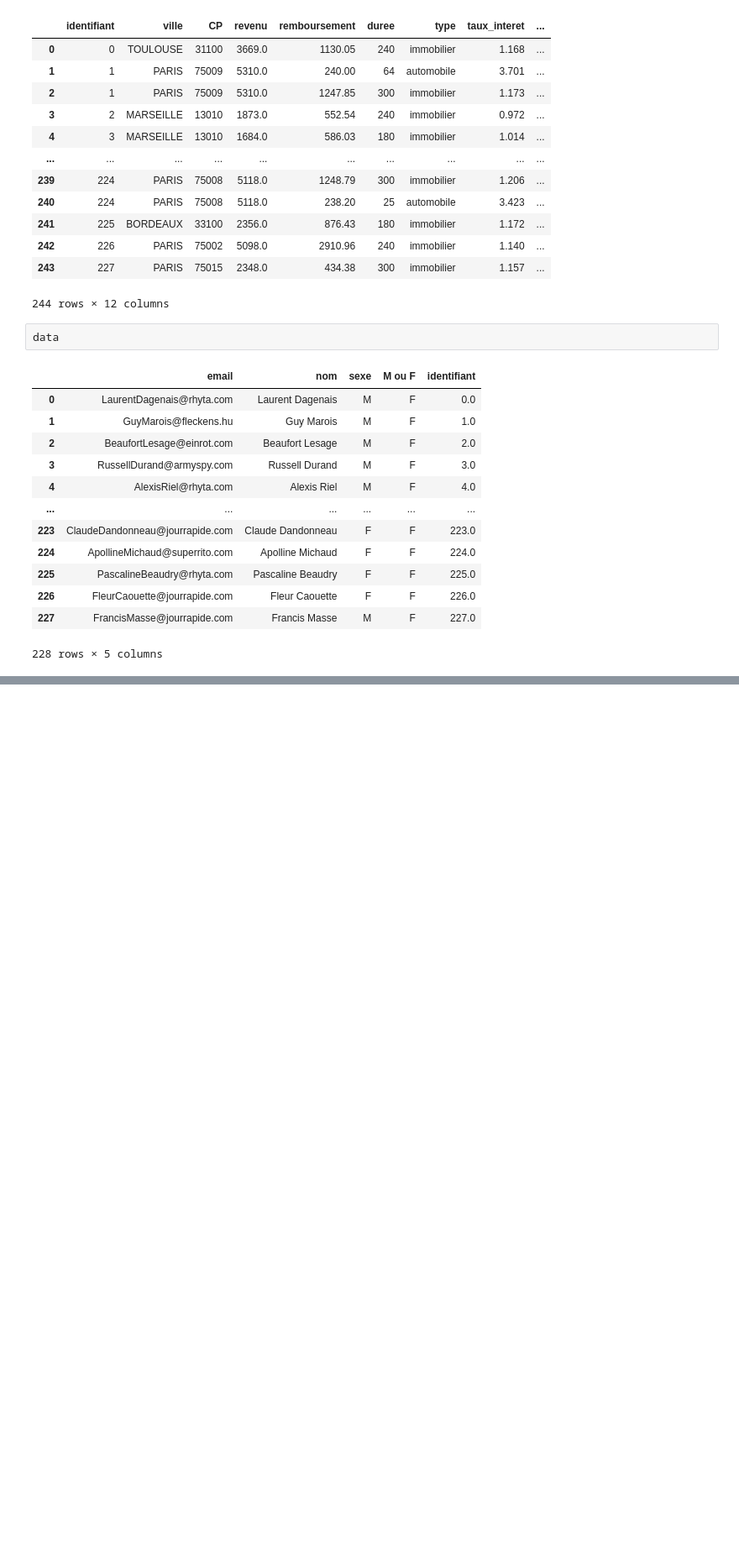
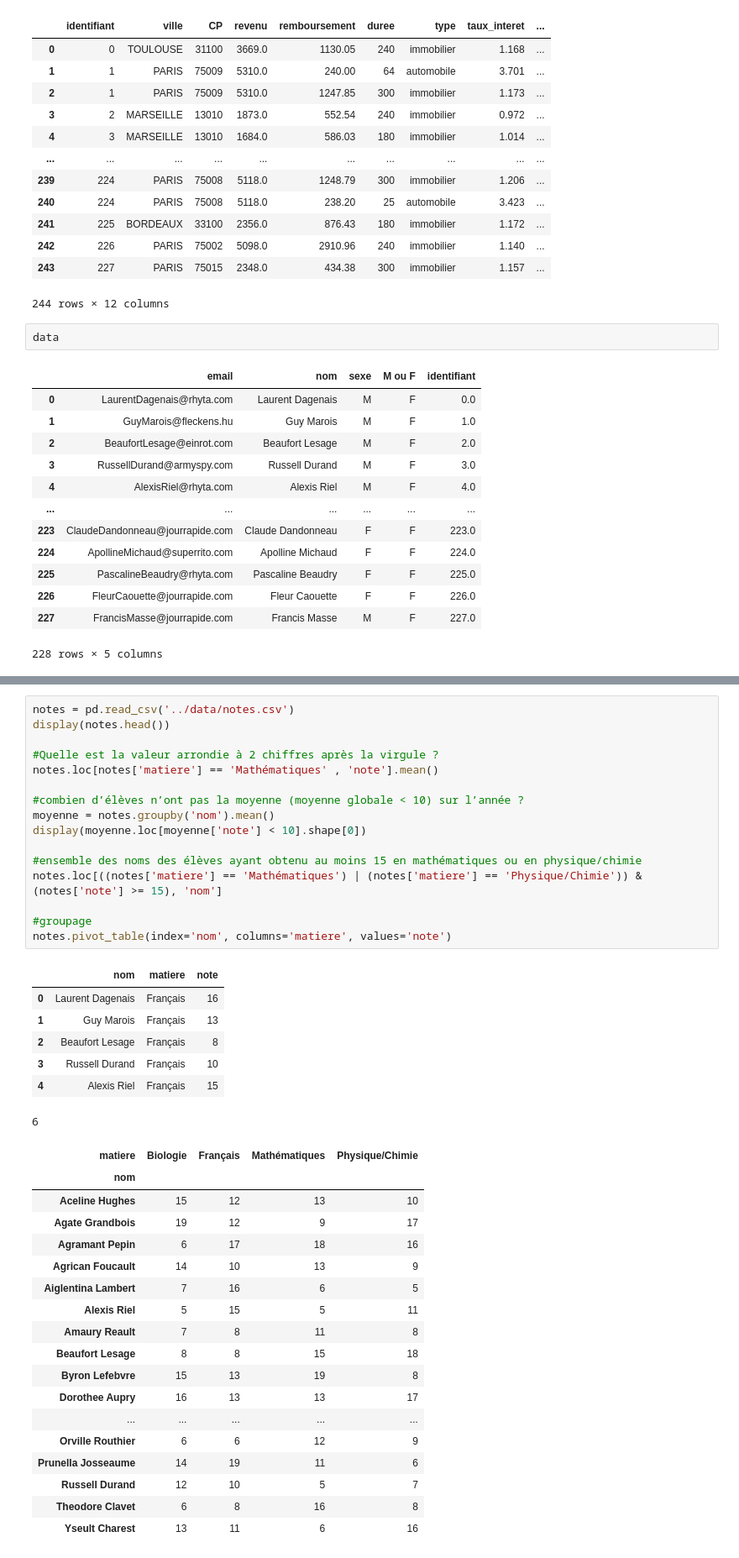
Before and after one commit to Charlot-DEDJINOU/Data-scientist, a Jupyter notebook: Les librairies Python pour la Data Science/pandas.ipynb, the cells around one changed output, grey strips where cells are left out. Shown: that part at 84% size. Cells and saved outputs as stored; diff of their text form; blank space fills up the shorter version.

```diff
--- a/Les librairies Python pour la Data Science/pandas.ipynb
+++ b/Les librairies Python pour la Data Science/pandas.ipynb
@@ -249,3 +251,45 @@ print(df3)
 1     Jake  Engineering  2012
 2     Lisa  Engineering  2004
 3      Sue           HR  2014
+# %%
+notes = pd.read_csv('../data/notes.csv')
+display(notes.head())
+
+#Quelle est la valeur arrondie à 2 chiffres après la virgule ?
+notes.loc[notes['matiere'] == 'Mathématiques' , 'note'].mean()
+
+#combien d’élèves n’ont pas la moyenne (moyenne globale < 10) sur l’année ?
+moyenne = notes.groupby('nom').mean()
+display(moyenne.loc[moyenne['note'] < 10].shape[0])
+
+#ensemble des noms des élèves ayant obtenu au moins 15 en mathématiques ou en physique/chimie
+notes.loc[((notes['matiere'] == 'Mathématiques') | (notes['matiere'] == 'Physique/Chimie')) & (notes['note'] >= 15), 'nom']
+
+#groupage
+notes.pivot_table(index='nom', columns='matiere', values='note')
+# %% [output]
+|  | nom | matiere | note |
+| 0 | Laurent Dagenais | Français | 16 |
+| 1 | Guy Marois | Français | 13 |
+| 2 | Beaufort Lesage | Français | 8 |
+| 3 | Russell Durand | Français | 10 |
+| 4 | Alexis Riel | Français | 15 |
+6
+| matiere | Biologie | Français | Mathématiques | Physique/Chimie |
+| nom |  |  |  |  |
+| Aceline Hughes | 15 | 12 | 13 | 10 |
+| Agate Grandbois | 19 | 12 | 9 | 17 |
+| Agramant Pepin | 6 | 17 | 18 | 16 |
+| Agrican Foucault | 14 | 10 | 13 | 9 |
+| Aiglentina Lambert | 7 | 16 | 6 | 5 |
+| Alexis Riel | 5 | 15 | 5 | 11 |
+| Amaury Reault | 7 | 8 | 11 | 8 |
+| Beaufort Lesage | 8 | 8 | 15 | 18 |
+| Byron Lefebvre | 15 | 13 | 19 | 8 |
+| Dorothee Aupry | 16 | 13 | 13 | 17 |
+| ... | ... | ... | ... | ... |
+| Orville Routhier | 6 | 6 | 12 | 9 |
+| Prunella Josseaume | 14 | 19 | 11 | 6 |
+| Russell Durand | 12 | 10 | 5 | 7 |
+| Theodore Clavet | 6 | 8 | 16 | 8 |
+| Yseult Charest | 13 | 11 | 6 | 16 |
```
Also changed, not shown: parts of 4 cells of this notebook, 3 other files.
